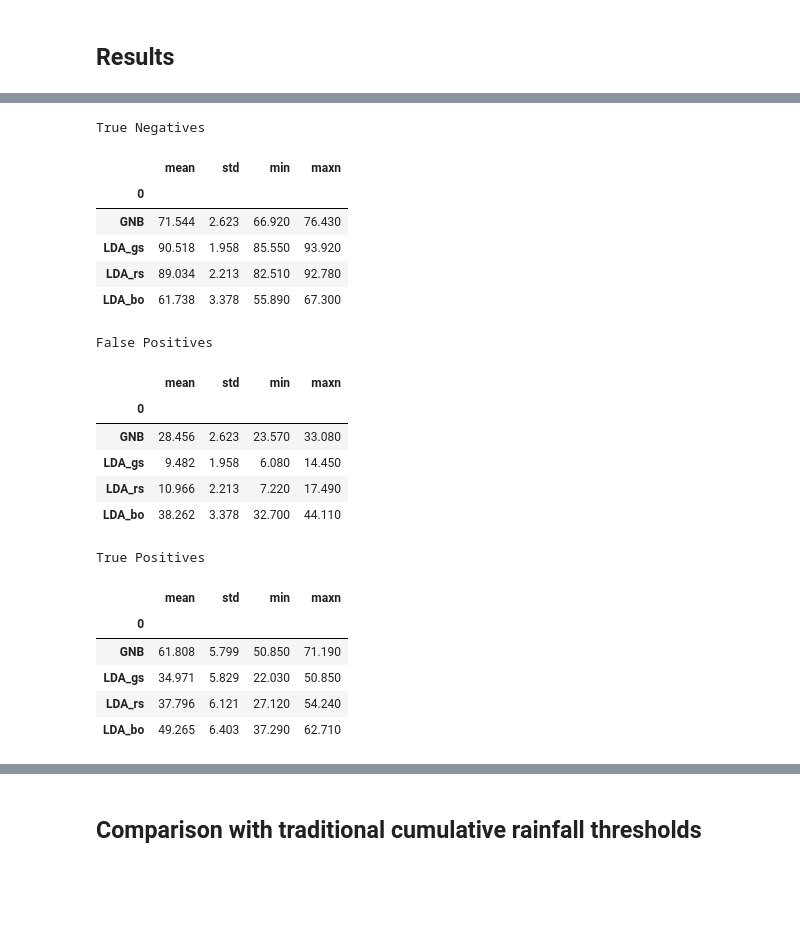
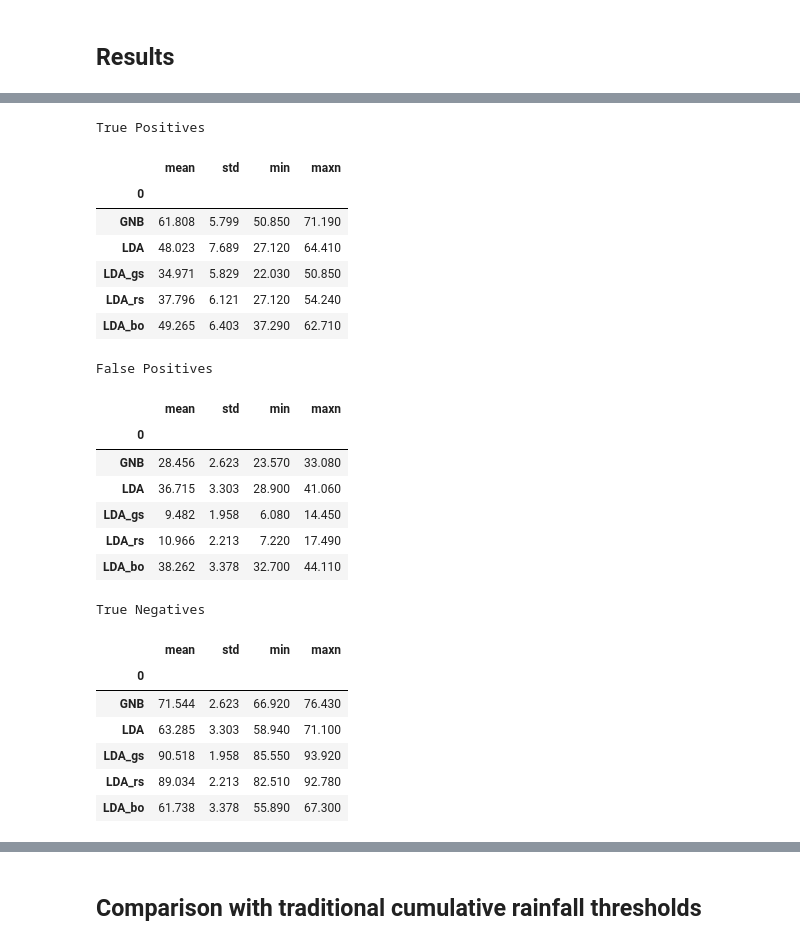
Before and after one commit to ravucordilleras/SC02-dengue-forecasting, a Jupyter notebook: v1/humidity.ipynb, the cells around one changed output, grey strips where cells are left out. Cells and saved outputs as stored; diff of their text form; code cells hidden in the pictures; blank space fills up the shorter version.

```diff
--- a/v1/humidity.ipynb
+++ b/v1/humidity.ipynb
@@ -369,6 +370,9 @@ ERRs = pd.DataFrame(index=range(n_splits), columns=classifierNames[0])
 ACCs = pd.DataFrame(index=range(n_splits), columns=classifierNames[0])
 RCLs = pd.DataFrame(index=range(n_splits), columns=classifierNames[0])
 PRCs = pd.DataFrame(index=range(n_splits), columns=classifierNames[0])
+SPCs = pd.DataFrame(index=range(n_splits), columns=classifierNames[0])
+FSCs = pd.DataFrame(index=range(n_splits), columns=classifierNames[0])
+GMNs = pd.DataFrame(index=range(n_splits), columns=classifierNames[0])
 aROCs = pd.DataFrame(index=range(n_splits), columns=classifierNames[0])
 
 # loop through all splits
@@ -412,6 +416,9 @@ with tqdm(total=len(my_list)) as pbar:
                 prc = np.round((tp / (tp+fp*1.)), 4)
                 acc = np.round(((tp+tn) / (tp+fp+fn+tn)), 4)
                 rcl = tpr
+                spc = tnr
+                fsc = np.round(((2*prc*rcl)/(prc+rcl)), 4)
+                gmn = np.round((math.sqrt(tpr*tnr)), 4)
                 aROC = auc([0, fpr, 1], [0, tpr, 1])
                 # Assign results to dataframes
                 TPRs.loc[s, classifierNames.values[c][0]] = tpr
@@ -422,6 +429,9 @@ with tqdm(total=len(my_list)) as pbar:
                 PRCs.loc[s, classifierNames.values[c][0]] = prc
                 ACCs.loc[s, classifierNames.values[c][0]] = acc
                 RCLs.loc[s, classifierNames.values[c][0]] = rcl
+                SPCs.loc[s, classifierNames.values[c][0]] = spc
+                FSCs.loc[s, classifierNames.values[c][0]] = fsc
+                GMNs.loc[s, classifierNames.values[c][0]] = fsc
                 aROCs.loc[s, classifierNames.values[c][0]] = aROC
             pbar.update(1)
 
@@ -434,6 +444,9 @@ ERRs = ERRs.dropna(axis=1, how="all")
 PRCs = PRCs.dropna(axis=1, how="all")
 ACCs = ACCs.dropna(axis=1, how="all")
 RCLs = RCLs.dropna(axis=1, how="all")
+SPCs = SPCs.dropna(axis=1, how="all")
+FSCs = FSCs.dropna(axis=1, how="all")
+GMNs = GMNs.dropna(axis=1, how="all")
 aROCs = aROCs.dropna(axis=1, how="all")
 # %%
 # ## KRIS' PERSONAL DEBUGGING BULLSHITERY
@@ -659,6 +697,12 @@ TNRsum["std"] = _TNRs.std()
 TNRsum["min"] = _TNRs.min()
 TNRsum["maxn"] = _TNRs.max()
 
+FNRsum = pd.DataFrame()
+FNRsum["mean"] = _FNRs.mean()
+FNRsum["std"] = _FNRs.std()
+FNRsum["min"] = _FNRs.min()
+FNRsum["maxn"] = _FNRs.max()
+
 PRCsum = pd.DataFrame()
 PRCsum["mean"] = _PRCs.mean()
 PRCsum["std"] = _PRCs.std()
@@ -675,53 +719,87 @@ RCLsum = pd.DataFrame()
 RCLsum["mean"] = _RCLs.mean()
 RCLsum["std"] = _RCLs.std()
 RCLsum["min"] = _RCLs.min()
 RCLsum["maxn"] = _RCLs.max()
 
-print("True Negatives")
-display(TNRsum)
+SPCsum = pd.DataFrame()
+SPCsum["mean"] = _SPCs.mean()
+SPCsum["std"] = _SPCs.std()
+SPCsum["min"] = _SPCs.min()
+SPCsum["maxn"] = _SPCs.max()
+
+FSCsum = pd.DataFrame()
+FSCsum["mean"] = _FSCs.mean()
+FSCsum["std"] = _FSCs.std()
+FSCsum["min"] = _FSCs.min()
+FSCsum["maxn"] = _FSCs.max()
+
+GMNsum = pd.DataFrame()
+GMNsum["mean"] = _GMNs.mean()
+GMNsum["std"] = _GMNs.std()
+GMNsum["min"] = _GMNs.min()
+GMNsum["maxn"] = _GMNs.max()
+
+print("True Positives")
+display(TPRsum)
 print()
 print("False Positives")
 display(FPRsum)
 print()
-print("True Positives")
-display(TPRsum)
+print("True Negatives")
+display(TNRsum)
+print()
+print("False Negatives")
+display(FNRsum)
 print()
 print("Precision")
 display(PRCsum)
 print()
 print("Accuracy")
 display(ACCsum)
 print()
 print("Recall")
 display(RCLsum)
 print()
+print("Specificity")
+display(SPCsum)
+print()
 print("Receiver Operating Characteristic")
 display(aROCsum)
+print()
+print("F Score")
+display(FSCsum)
+print()
+print("G-Mean")
+display(GMNsum)
+print()
 
 # revert result to percent (0.0 - 1.0)
 # FPRs = FPRs/100
 # TPRs = TPRs/100
 # aROCs = aROCs/100
 # TNRs = TNRs/100
 # %% [output]
-True Negatives
+True Positives
 |  | mean | std | min | maxn |
 | 0 |  |  |  |  |
-| GNB | 71.544 | 2.623 | 66.920 | 76.430 |
-| LDA_gs | 90.518 | 1.958 | 85.550 | 93.920 |
-| LDA_rs | 89.034 | 2.213 | 82.510 | 92.780 |
-| LDA_bo | 61.738 | 3.378 | 55.890 | 67.300 |
+| GNB | 61.808 | 5.799 | 50.850 | 71.190 |
+| LDA | 48.023 | 7.689 | 27.120 | 64.410 |
+| LDA_gs | 34.971 | 5.829 | 22.030 | 50.850 |
+| LDA_rs | 37.796 | 6.121 | 27.120 | 54.240 |
+| LDA_bo | 49.265 | 6.403 | 37.290 | 62.710 |
 False Positives
 |  | mean | std | min | maxn |
 | 0 |  |  |  |  |
 | GNB | 28.456 | 2.623 | 23.570 | 33.080 |
+| LDA | 36.715 | 3.303 | 28.900 | 41.060 |
 | LDA_gs | 9.482 | 1.958 | 6.080 | 14.450 |
 | LDA_rs | 10.966 | 2.213 | 7.220 | 17.490 |
 | LDA_bo | 38.262 | 3.378 | 32.700 | 44.110 |
-True Positives
+True Negatives
 |  | mean | std | min | maxn |
 | 0 |  |  |  |  |
-| GNB | 61.808 | 5.799 | 50.850 | 71.190 |
-| LDA_gs | 34.971 | 5.829 | 22.030 | 50.850 |
-| LDA_rs | 37.796 | 6.121 | 27.120 | 54.240 |
-| LDA_bo | 49.265 | 6.403 | 37.290 | 62.710 |
+| GNB | 71.544 | 2.623 | 66.920 | 76.430 |
+| LDA | 63.285 | 3.303 | 58.940 | 71.100 |
+| LDA_gs | 90.518 | 1.958 | 85.550 | 93.920 |
+| LDA_rs | 89.034 | 2.213 | 82.510 | 92.780 |
+| LDA_bo | 61.738 | 3.378 | 55.890 | 67.300 |
```
Also changed, not shown: parts of 3 cells of this notebook.
